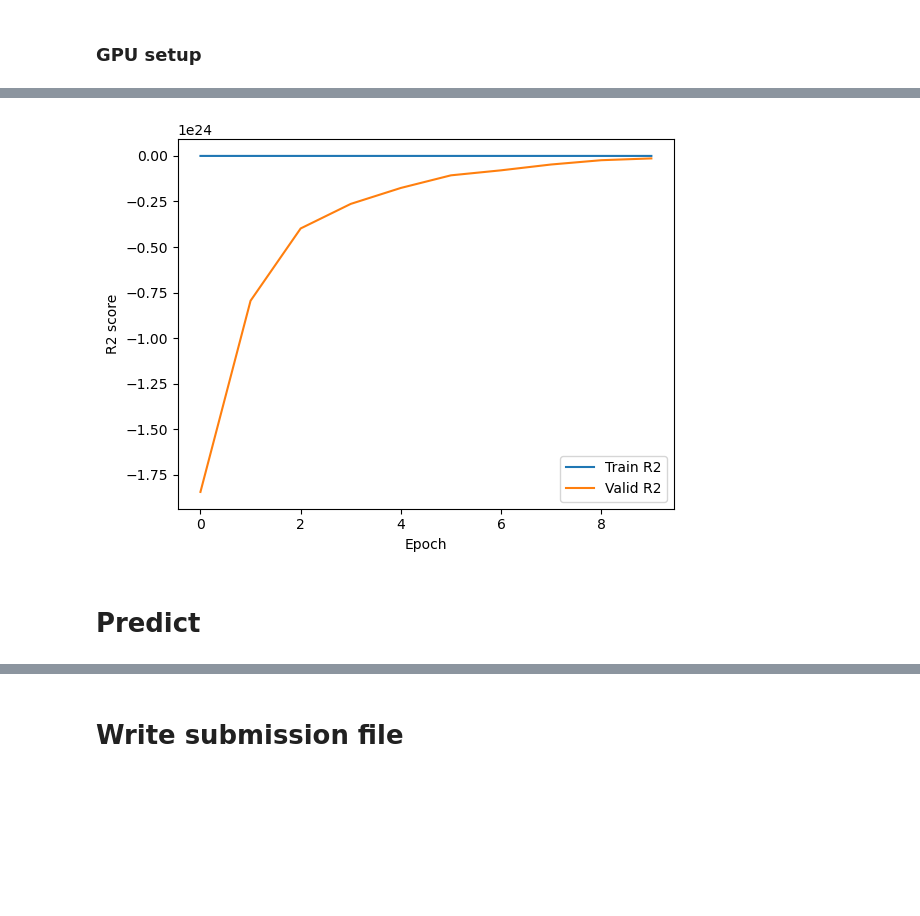
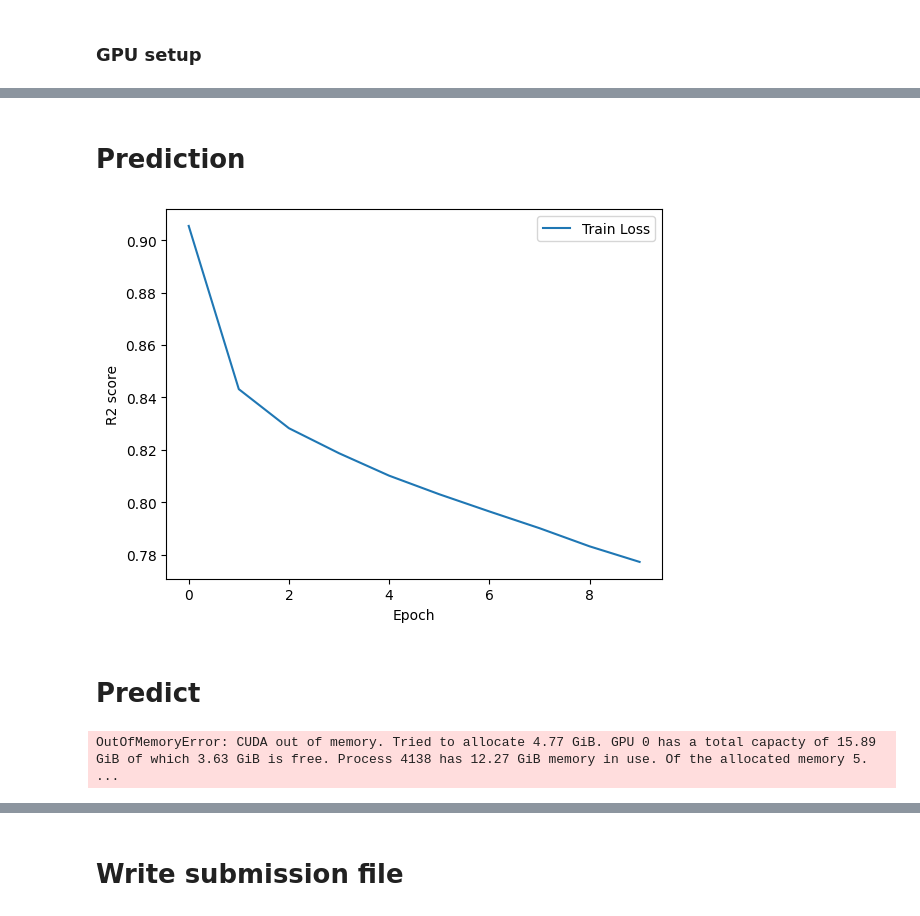
Before and after one commit to szethh/leap, a Jupyter notebook: eda.ipynb, the cells around one changed output, grey strips where cells are left out. Cells and saved outputs as stored; diff of their text form; code cells hidden in the pictures; blank space fills up the shorter version.

```diff
--- a/eda.ipynb
+++ b/eda.ipynb
@@ -270,0 +176,36 @@ OutOfMemoryError: CUDA out of memory. Tried to allocate 722.00 MiB. GPU 0 has a
+# %%
+class TabularModel(nn.Module):
+    def __init__(self, input_size, output_size):
+        super(TabularModel, self).__init__()
+
+        self.model = nn.Sequential(
+            nn.Linear(input_size, 2048),
+            nn.BatchNorm1d(2048),
+            nn.ReLU(),
+            #nn.Linear(2048, 2048),
+            #nn.ReLU(),
+            nn.Linear(2048, 1024),
+            nn.BatchNorm1d(1024),
+            nn.ReLU(),
+            nn.Dropout(0.5),
+            nn.Linear(1024, 512),
+            nn.ReLU(),
+            nn.Dropout(0.2),
+            #nn.Linear(1024, 512),
+            #nn.ReLU(),
+            nn.Linear(512, output_size)
+        )
+
+    def forward(self, x):
+        return self.model(x)
+# %%
+batch_size = 4096
+learning_rate = 0.005
+
+dataset = TensorDataset(X_train_tensor, y_train_tensor)
+dataloader = DataLoader(dataset, batch_size=batch_size, shuffle=True)
+model = TabularModel(input_size, output_size).to(device)
+
+# loss function and optimizer
+criterion = nn.MSELoss()  #r2_loss
+optimizer = optim.Adam(model.parameters(), lr=learning_rate, weight_decay=1e-5)
@@ -271,13 +271,15 @@ OutOfMemoryError: CUDA out of memory. Tried to allocate 722.00 MiB. GPU 0 has a
+# %% [markdown]
+# Prediction
 # %%
 import matplotlib.pyplot as plt
 
-plt.plot(train_r2_scores, label='Train R2')
-plt.plot(valid_r2_scores, label='Valid R2')
+#plt.plot(train_r2_scores, label='Train R2')
+plt.plot(train_losses, label='Train Loss')
 plt.xlabel('Epoch')
 plt.ylabel('R2 score')
 plt.legend()
 plt.show()
 # %% [output]
-[figure, old version]
+[figure, new version]
 # %% [markdown]
 # Predict
@@ -284,4 +289,6 @@ plt.show()
 # %%
-X_test = torch.tensor(get_input_data(test, True))
-test_preds = model(X_test).detach().numpy()
-test_preds = pd.DataFrame(test_preds, columns=filtered_target_cols)
+with torch.no_grad():
+    valid_preds = model(X_valid).cpu().detach().numpy()
+valid_preds = pd.DataFrame(valid_preds, columns=filtered_target_cols)
+# %% [output]
+OutOfMemoryError: CUDA out of memory. Tried to allocate 4.77 GiB. GPU 0 has a total capacty of 15.89 GiB of which 3.63 GiB is free. Process 4138 has 12.27 GiB memory in use. Of the allocated memory 5. ...
```
Also changed, not shown: parts of 17 cells of this notebook.
